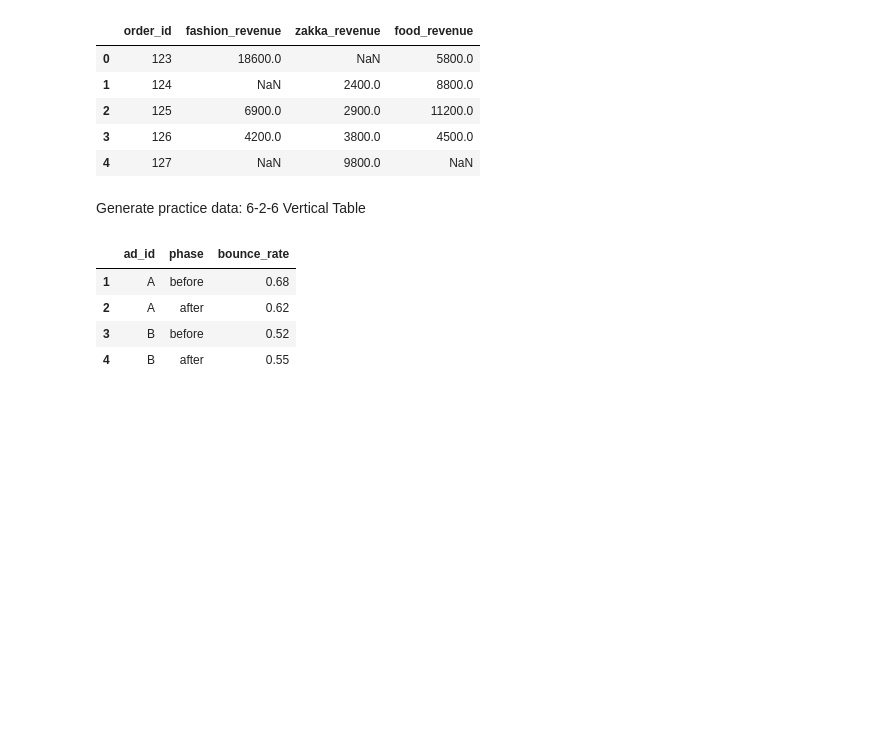
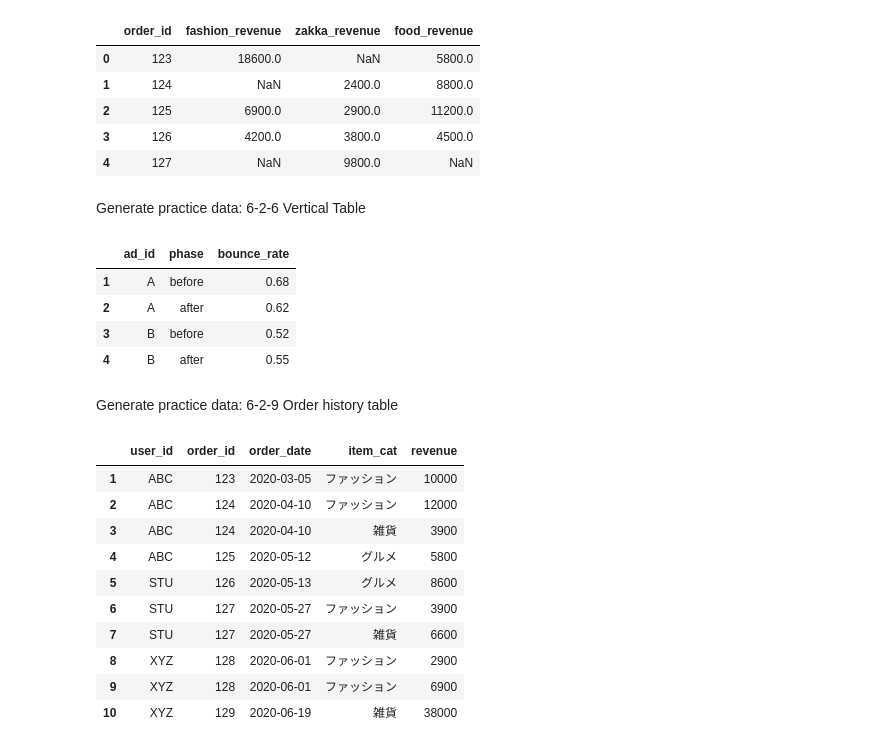
Before and after one commit to 1024xx4/practice_big_query, a Jupyter notebook: kobo.ipynb, the cells around one changed output. Saved outputs shown, nothing was run; the diff lists cells and outputs as text; code cells hidden in the pictures; blank space fills up the shorter version.

```diff
--- a/kobo.ipynb
+++ b/kobo.ipynb
@@ -549,3 +549,33 @@ df_small_ad
 os.makedirs("data", exist_ok=True)
 path = "data/small_ad.csv"
 df_small_ad.to_csv(path, index=None)
+# %% [markdown]
+Generate practice data: 6-2-9 Order history table
+# %%
+small_order_date = [
+    ["user_id", "order_id", "order_date", "item_cat", "revenue"],
+    ["ABC", 123, dt.date(2020, 3, 5), "ファッション", 10000],
+    ["ABC", 124, dt.date(2020, 4, 10), "ファッション", 12000],
+    ["ABC", 124, dt.date(2020, 4, 10), "雑貨", 3900],
+    ["ABC", 125, dt.date(2020, 5, 12), "グルメ", 5800],
+    ["STU", 126, dt.date(2020, 5, 13), "グルメ", 8600],
+    ["STU", 127, dt.date(2020, 5, 27), "ファッション", 3900],
+    ["STU", 127, dt.date(2020, 5, 27), "雑貨", 6600],
+    ["XYZ", 128, dt.date(2020, 6, 1), "ファッション", 2900],
+    ["XYZ", 128, dt.date(2020, 6, 1), "ファッション", 6900],
+    ["XYZ", 129, dt.date(2020, 6, 19), "雑貨", 38000],
+]
+df_small_order_date = pd.DataFrame(small_order_date, columns=small_order_date[0]).drop(0, axis=0)
+df_small_order_date
+# %% [output]
+|  | user_id | order_id | order_date | item_cat | revenue |
+| 1 | ABC | 123 | 2020-03-05 | ファッション | 10000 |
+| 2 | ABC | 124 | 2020-04-10 | ファッション | 12000 |
+| 3 | ABC | 124 | 2020-04-10 | 雑貨 | 3900 |
+| 4 | ABC | 125 | 2020-05-12 | グルメ | 5800 |
+| 5 | STU | 126 | 2020-05-13 | グルメ | 8600 |
+| 6 | STU | 127 | 2020-05-27 | ファッション | 3900 |
+| 7 | STU | 127 | 2020-05-27 | 雑貨 | 6600 |
+| 8 | XYZ | 128 | 2020-06-01 | ファッション | 2900 |
+| 9 | XYZ | 128 | 2020-06-01 | ファッション | 6900 |
+| 10 | XYZ | 129 | 2020-06-19 | 雑貨 | 38000 |
```
Also changed, not shown: parts of 1 cell of this notebook, 1 other file.
